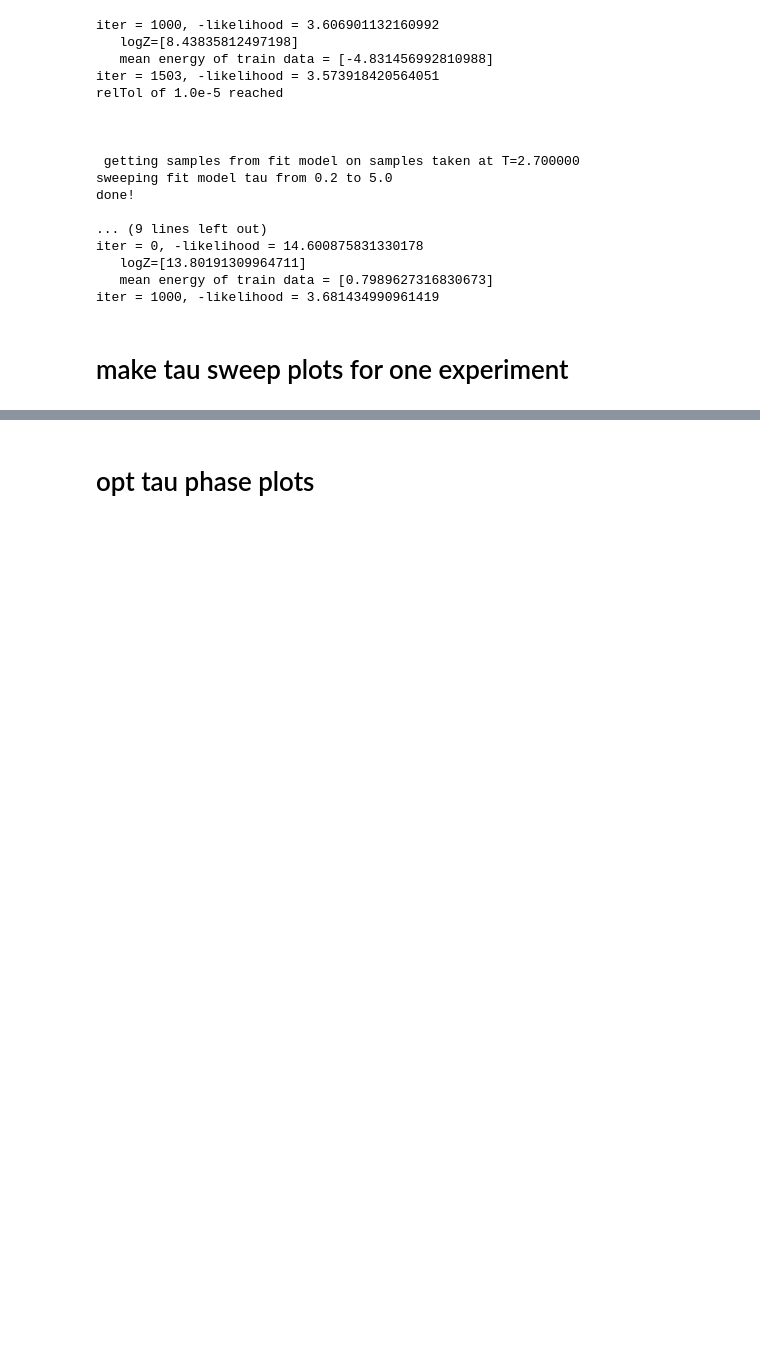
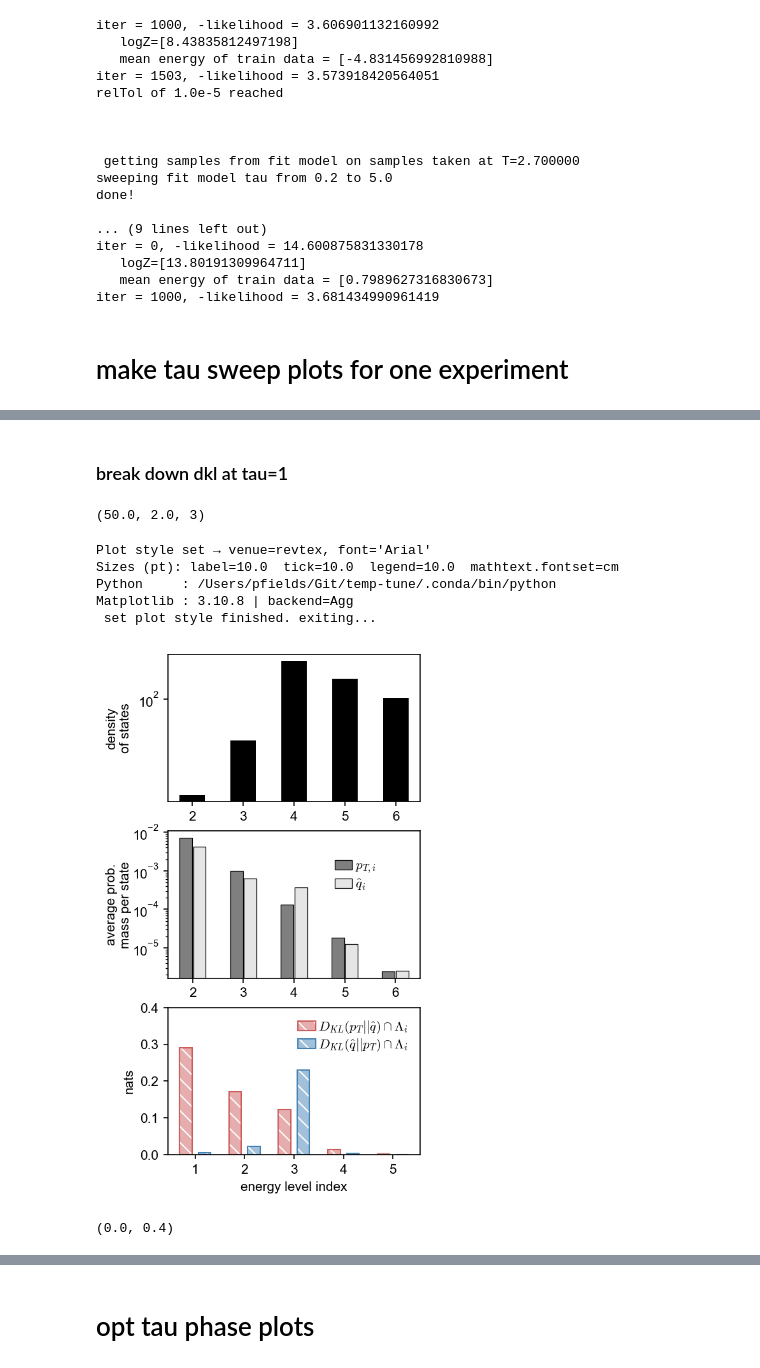
Before and after one commit to sepalmer/temp-tune, a Jupyter notebook: notebooks/sweep_nn_ising.ipynb, the cells around one changed output, grey strips where cells are left out. Drawn from its saved outputs; the diff is of its cells as text; code cells hidden in the pictures; blank space fills up the shorter version.

Commit message:
progress on ising sweep nb

```diff
--- a/notebooks/sweep_nn_ising.ipynb
+++ b/notebooks/sweep_nn_ising.ipynb
@@ -127,0 +346,11 @@ iter = 1000, -likelihood = 3.681434990961419
+# %%
+df_raw_all_reps = DataFrame()
+
+
+# append!( df_raw_all_reps, load_from_sweeps( tau_sweep_opts_low, savedir_low ) )
+# append!( df_raw_all_reps, load_from_sweeps( tau_sweep_opts_low_2, savedir_low ) )
+# append!( df_raw_all_reps, load_from_sweeps( tau_sweep_opts_high, savedir_high ) )
+# append!( df_raw_all_reps, load_from_sweeps( tau_sweep_opts_high_2, savedir_high ) )
+# append!( df_raw_all_reps, load_from_sweeps( tau_sweep_opts_old, savedir_old ) )
+
+append!( df_raw_all_reps, load_from_sweeps( tau_sweep_opts_3by3, savedir ) );
@@ -127,0 +359,40 @@ iter = 1000, -likelihood = 3.681434990961419
+# %% [markdown]
+### break down dkl at tau=1
+# %%
+#which sim to plot
+M, T, r = (50.0, 2., 3) # number training data, ground truth temp, replicate index
+# %% [output]
+(50.0, 2.0, 3)
+# %%
+_, J_gt = init_2dNN(tau_sweep_opts_3by3.m_by_n...)
+ml_bf = ExactMLBuffer(J_gt);
+e_bf = Energy2spinBuffer(ml_bf.all_states, J_gt);
+
+set_plot_style_for_paper(tick_pt=10., legend_pt=10., label_pt=10.)
+# %% [output]
+Plot style set → venue=revtex, font='Arial'
+Sizes (pt): label=10.0  tick=10.0  legend=10.0  mathtext.fontset=cm
+Python     : /Users/pfields/Git/temp-tune/.conda/bin/python
+Matplotlib : 3.10.8 | backend=Agg
+ set plot style finished. exiting...
+# %%
+fig, ax = subplots(3,1, figsize=set_size_for_paper(1, 2.,), dpi=150)
+
+
+plot_one_ising_replicate(ax, df_raw_all_reps, M, T, r, J_gt, ml_bf, e_bf;
+                            leg3_loc="upper right")
+
+ax[2].yaxis.labelpad = 0.5
+ax[1].yaxis.labelpad = 4.5
+ax[3].set_ylabel("nats")#, labelpad=6)
+
+ax[1].minorticks_off()
+
+ax[3].set_ylim(0,0.4)
+
+# ffnname="/Users/pfields/Documents/Inkscape/fig3-raw-new_T=$(T)_M=$(M)_r=$(r).svg"
+
+# savefig(ffnname, dpi=600)
+# %% [output]
+[figure, added]
+(0.0, 0.4)
```
Also changed, not shown: parts of 13 cells of this notebook, 1 other file.
